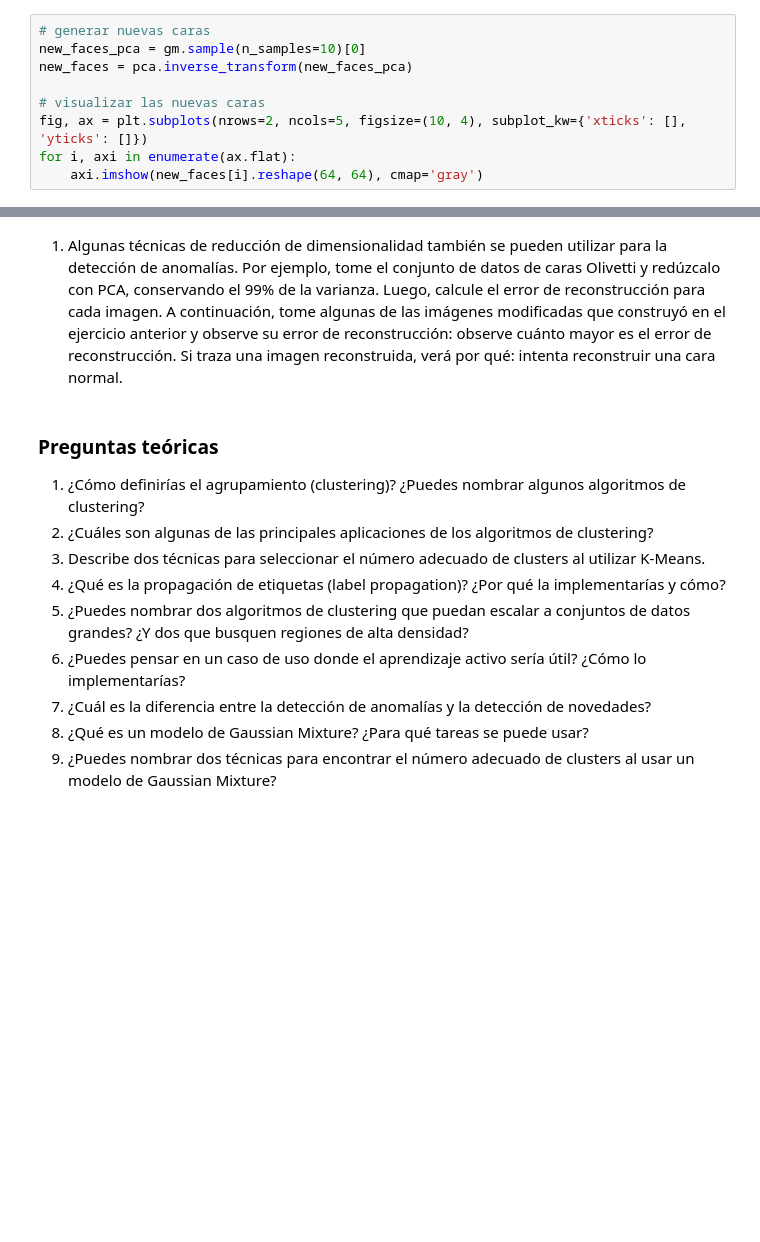
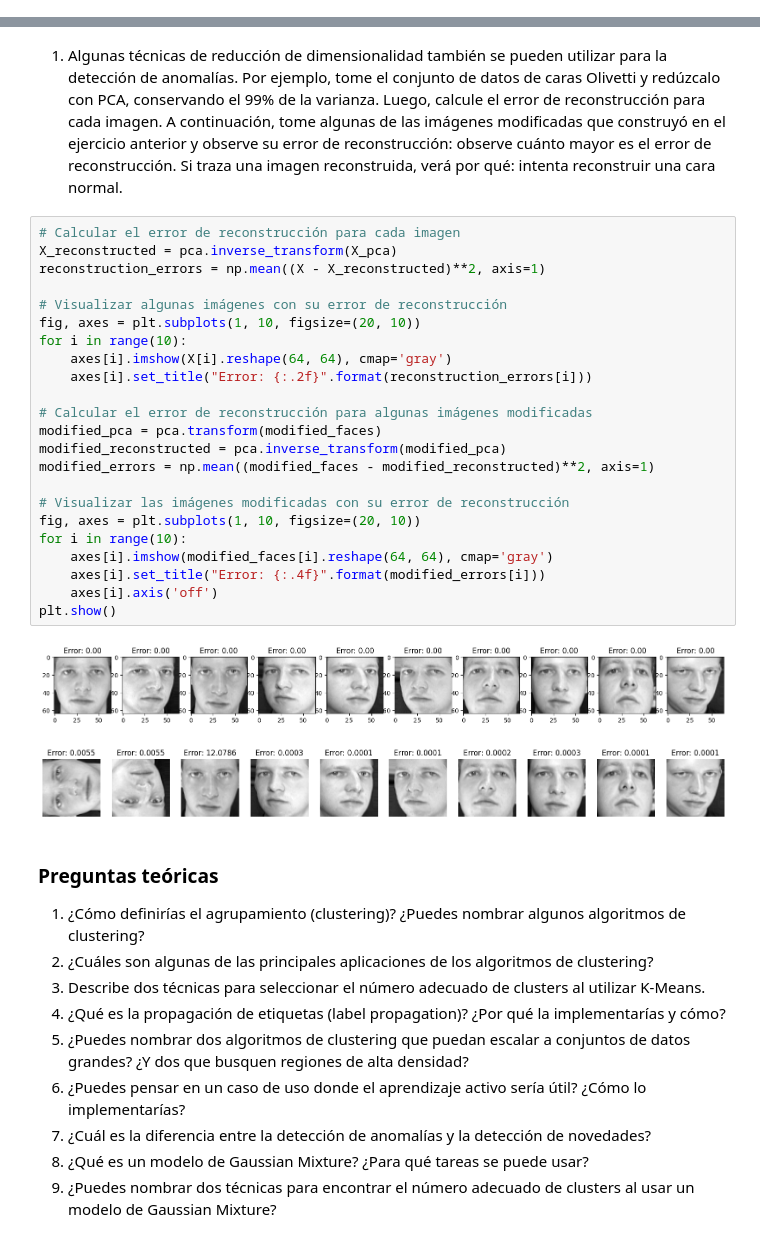
Before and after one commit to fransappia01/Sistemas-Inteligentes, a Jupyter notebook: Clase 8/Practico7.ipynb, the cells around one changed output, grey strips where cells are left out. Cells and saved outputs as stored; diff of their text form; blank space fills up the shorter version.

```diff
--- a/Clase 8/Practico7.ipynb
+++ b/Clase 8/Practico7.ipynb
@@ -204,12 +159,3 @@ gm = GaussianMixture(n_components=40, random_state=42)
 gm.fit(X_pca)
 # %% [output]
 GaussianMixture(n_components=40, random_state=42)
-# %%
-# generar nuevas caras
-new_faces_pca = gm.sample(n_samples=10)[0]
-new_faces = pca.inverse_transform(new_faces_pca)
-
-# visualizar las nuevas caras
-fig, ax = plt.subplots(nrows=2, ncols=5, figsize=(10, 4), subplot_kw={'xticks': [], 'yticks': []})
-for i, axi in enumerate(ax.flat):
-    axi.imshow(new_faces[i].reshape(64, 64), cmap='gray')
@@ -235,5 +194,31 @@ ValueError: X has 4096 features, but GaussianMixture is expecting 260 features a
 # %% [markdown]
 1. Algunas técnicas de reducción de dimensionalidad también se pueden utilizar para la detección de anomalías. Por ejemplo, tome el conjunto de datos de caras Olivetti y redúzcalo con PCA, conservando el 99% de la varianza. Luego, calcule el error de reconstrucción para cada imagen. A continuación, tome algunas de las imágenes modificadas que construyó en el ejercicio anterior y observe su error de reconstrucción: observe cuánto mayor es el error de reconstrucción. Si traza una imagen reconstruida, verá por qué: intenta reconstruir una cara normal.
+# %%
+# Calcular el error de reconstrucción para cada imagen
+X_reconstructed = pca.inverse_transform(X_pca)
+reconstruction_errors = np.mean((X - X_reconstructed)**2, axis=1)
+
+# Visualizar algunas imágenes con su error de reconstrucción
+fig, axes = plt.subplots(1, 10, figsize=(20, 10))
+for i in range(10):
+    axes[i].imshow(X[i].reshape(64, 64), cmap='gray')
+    axes[i].set_title("Error: {:.2f}".format(reconstruction_errors[i]))
+
+# Calcular el error de reconstrucción para algunas imágenes modificadas
+modified_pca = pca.transform(modified_faces)
+modified_reconstructed = pca.inverse_transform(modified_pca)
+modified_errors = np.mean((modified_faces - modified_reconstructed)**2, axis=1)
+
+# Visualizar las imágenes modificadas con su error de reconstrucción
+fig, axes = plt.subplots(1, 10, figsize=(20, 10))
+for i in range(10):
+    axes[i].imshow(modified_faces[i].reshape(64, 64), cmap='gray')
+    axes[i].set_title("Error: {:.4f}".format(modified_errors[i]))
+    axes[i].axis('off')
+plt.show()
+# %% [output]
+[figure, added]
+[figure, added]
 # %% [markdown]
 
 ### Preguntas teóricas
```
Also changed, not shown: parts of 10 cells of this notebook, 5 other files.
